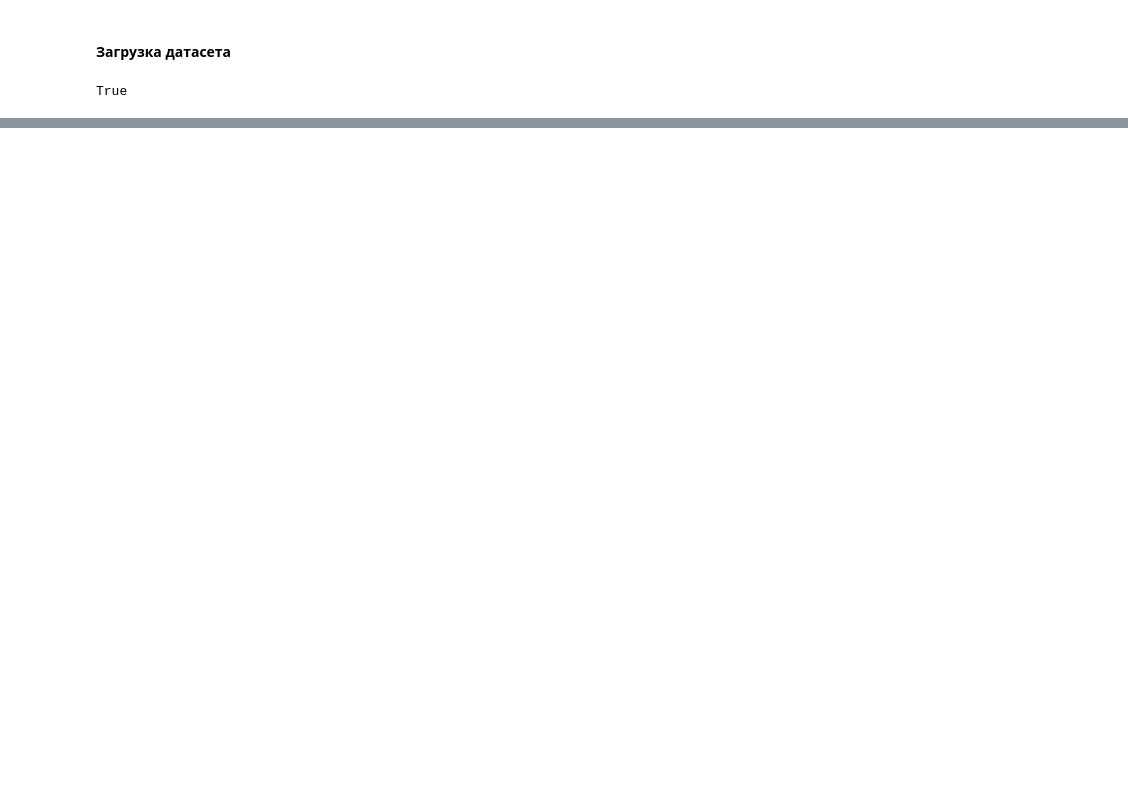
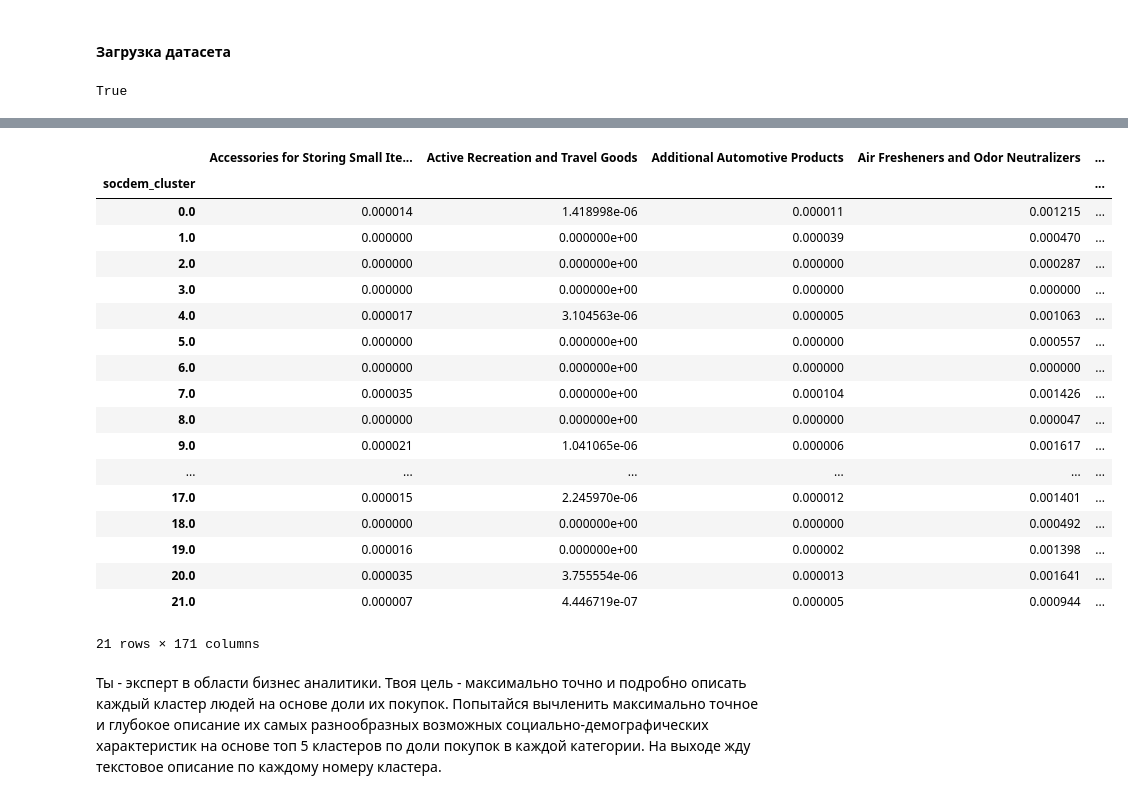
Before and after one commit to Pavloffff/RecSys31, a Jupyter notebook: data/eda.ipynb, the cells around one changed output, grey strips where cells are left out. Saved outputs shown, nothing was run; the diff lists cells and outputs as text; code cells hidden in the pictures; blank space fills up the shorter version.

```diff
--- a/data/eda.ipynb
+++ b/data/eda.ipynb
@@ -46,0 +170,24 @@ Index(['user_id', 'socdem_cluster', 'region'], dtype='object')
+# %%
+df_shares
+# %% [output]
+|  | Accessories for Storing Small Ite... | Active Recreation and Travel Goods | Additional Automotive Products | Air Fresheners and Odor Neutralizers | ... |
+| socdem_cluster |  |  |  |  | ... |
+| 0.0 | 0.000014 | 1.418998e-06 | 0.000011 | 0.001215 | ... |
+| 1.0 | 0.000000 | 0.000000e+00 | 0.000039 | 0.000470 | ... |
+| 2.0 | 0.000000 | 0.000000e+00 | 0.000000 | 0.000287 | ... |
+| 3.0 | 0.000000 | 0.000000e+00 | 0.000000 | 0.000000 | ... |
+| 4.0 | 0.000017 | 3.104563e-06 | 0.000005 | 0.001063 | ... |
+| 5.0 | 0.000000 | 0.000000e+00 | 0.000000 | 0.000557 | ... |
+| 6.0 | 0.000000 | 0.000000e+00 | 0.000000 | 0.000000 | ... |
+| 7.0 | 0.000035 | 0.000000e+00 | 0.000104 | 0.001426 | ... |
+| 8.0 | 0.000000 | 0.000000e+00 | 0.000000 | 0.000047 | ... |
+| 9.0 | 0.000021 | 1.041065e-06 | 0.000006 | 0.001617 | ... |
+| ... | ... | ... | ... | ... | ... |
+| 17.0 | 0.000015 | 2.245970e-06 | 0.000012 | 0.001401 | ... |
+| 18.0 | 0.000000 | 0.000000e+00 | 0.000000 | 0.000492 | ... |
+| 19.0 | 0.000016 | 0.000000e+00 | 0.000002 | 0.001398 | ... |
+| 20.0 | 0.000035 | 3.755554e-06 | 0.000013 | 0.001641 | ... |
+| 21.0 | 0.000007 | 4.446719e-07 | 0.000005 | 0.000944 | ... |
+21 rows × 171 columns
+# %% [markdown]
+Ты - эксперт в области бизнес аналитики. Твоя цель - максимально точно и подробно описать каждый кластер людей на основе доли их покупок. Попытайся вычленить максимально точное и глубокое описание их самых разнообразных возможных социально-демографических характеристик на основе топ 5 кластеров по доли покупок в каждой категории. На выходе жду текстовое описание по каждому номеру кластера.
```
Also changed, not shown: parts of 22 cells of this notebook.
